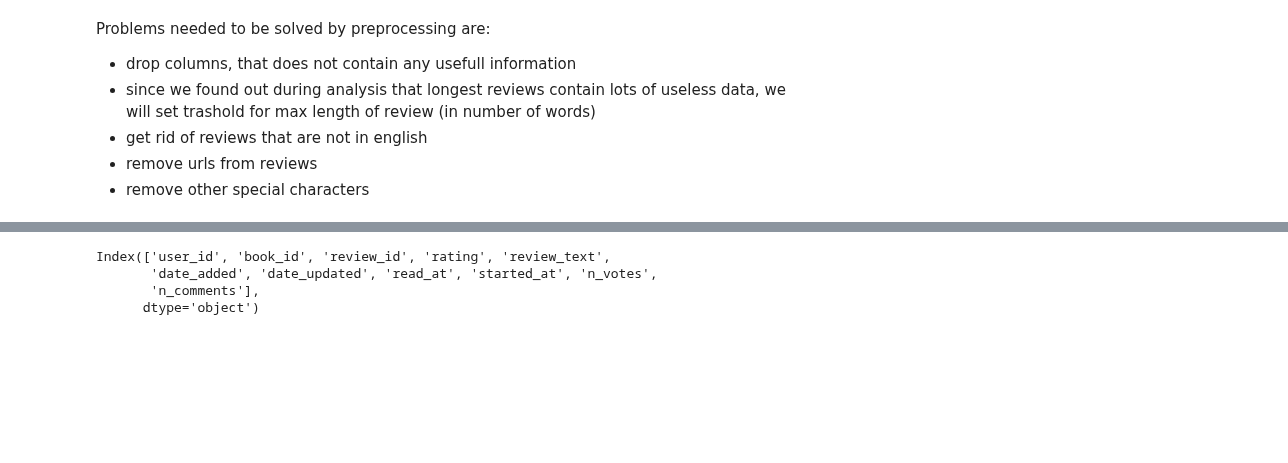
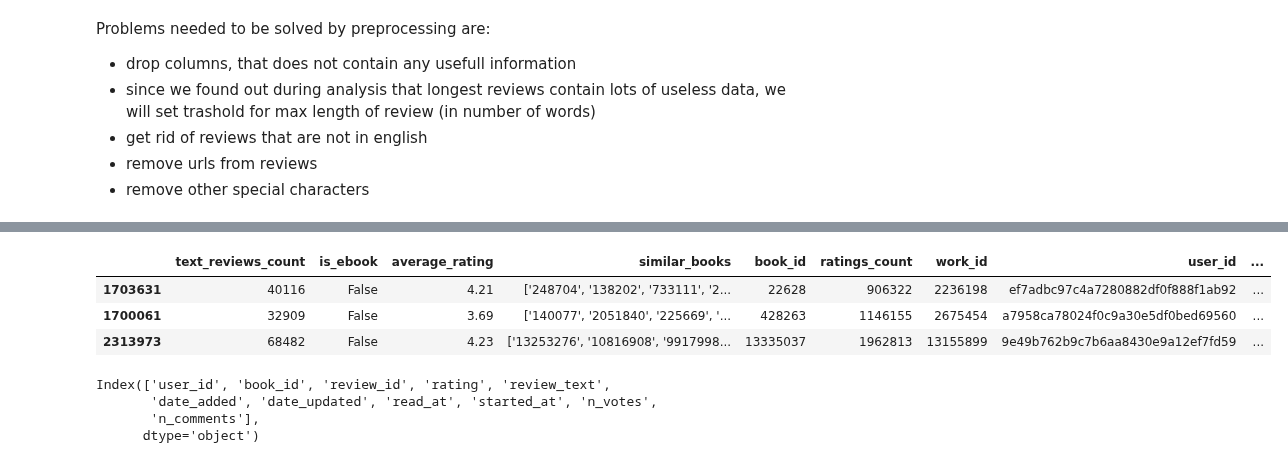
Before and after one commit to Pomichal/oznal-project, a Jupyter notebook: notebooks/Preprocessing.ipynb, the cells around one changed output, grey strips where cells are left out. Drawn from its saved outputs; the diff is of its cells as text; code cells hidden in the pictures; blank space fills up the shorter version.

```diff
--- a/notebooks/Preprocessing.ipynb
+++ b/notebooks/Preprocessing.ipynb
@@ -90,0 +114,38 @@ Problems needed to be solved by preprocessing are:
+# %%
+drop_cols1 = ['isbn', 'series', 'country_code', 'language_code',
+              'asin', 'kindle_asin',
+              'description',
+              'format',
+              'link',
+              'publisher',
+              'num_pages',
+              'publication_day', 'isbn13', 'publication_month',
+              'edition_information',
+              'publication_year', 'url', 'image_url',
+              'title',
+              'title_without_series',
+              'date_added', 'date_updated', 'read_at', 'started_at',
+              'n_votes',
+              'n_comments'
+             ]
+
+# drop_cols2 = ['popular_shelves', 'authors']
+
+tags = ['favorites', 'currently-reading', 'to-read']
+
+encoder = ce.OneHotEncoder()
+
+ppl = Pipeline([
+    ('DropUnusedCols1', pp.DropColumns(drop_cols1)),
+    ('SelectTopNPercentileOfBooks', pp.SelectBooksWithNPercentile('text_reviews_count', 0.9)),
+    ('ExportAuthorsAverageRating', pp.ExportAuthorsAverageRating('authors', 'authors_average_rating', authors)),
+    ('ExtraxtPopularShelves',pp.ExportBookShelves('popular_shelves', tags)),
+    ('EmptyValuesFilter', pp.EmptyValuesFilter(['review_text'])),
+    ('TextPreprocessor', pp.TextPreprocessor('review_text')),
+    ('ReviewLengthFilter', pp.ReviewLengthFilter('review_text', 0, 2000)),
+    ('ReviewsLanguageFilter', pp.ReviewsLanguageFilter('review_text', 'en')),
+    ('DropUnusedCols2', pp.DropColumns(drop_cols2)),
+#     ('EncodeCategories', pp.EncodeCategories(encoder))
+])
+
+model = ppl.fit(X_train.iloc[:5000])
@@ -90,0 +170,2 @@ Problems needed to be solved by preprocessing are:
+# %%
+pX_train = ppl.transform(X_train.iloc[:5000])
@@ -91,3 +182,10 @@ Problems needed to be solved by preprocessing are:
+# %%
+pX_train.head(3)
+# %% [output]
+|  | text_reviews_count | is_ebook | average_rating | similar_books | book_id | ratings_count | work_id | user_id | ... |
+| 1703631 | 40116 | False | 4.21 | ['248704', '138202', '733111', '2... | 22628 | 906322 | 2236198 | ef7adbc97c4a7280882df0f888f1ab92 | ... |
+| 1700061 | 32909 | False | 3.69 | ['140077', '2051840', '225669', '... | 428263 | 1146155 | 2675454 | a7958ca78024f0c9a30e5df0bed69560 | ... |
+| 2313973 | 68482 | False | 4.23 | ['13253276', '10816908', '9917998... | 13335037 | 1962813 | 13155899 | 9e49b762b9c7b6aa8430e9a12ef7fd59 | ... |
 # %%
 reviews.columns
 # %% [output]
```
Also changed, not shown: parts of 34 cells of this notebook, 1 other file.
